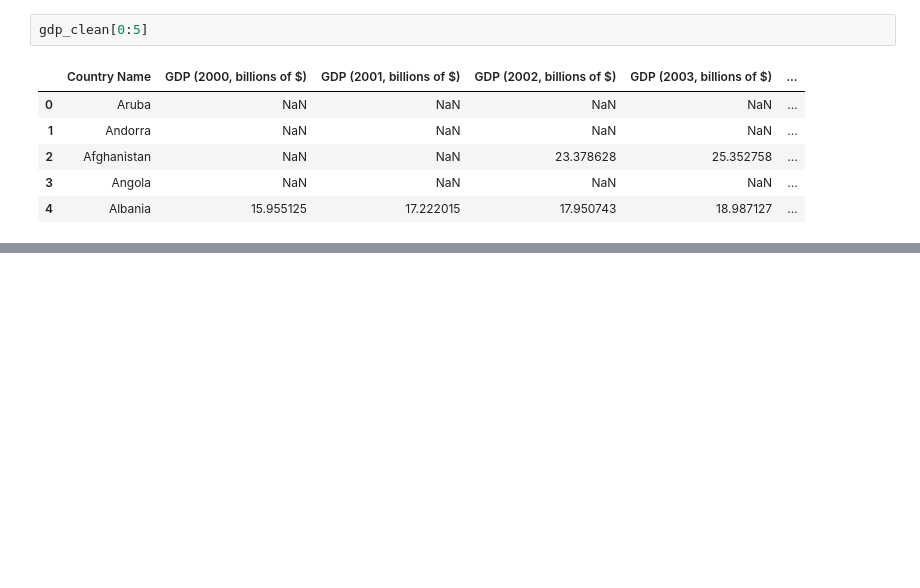
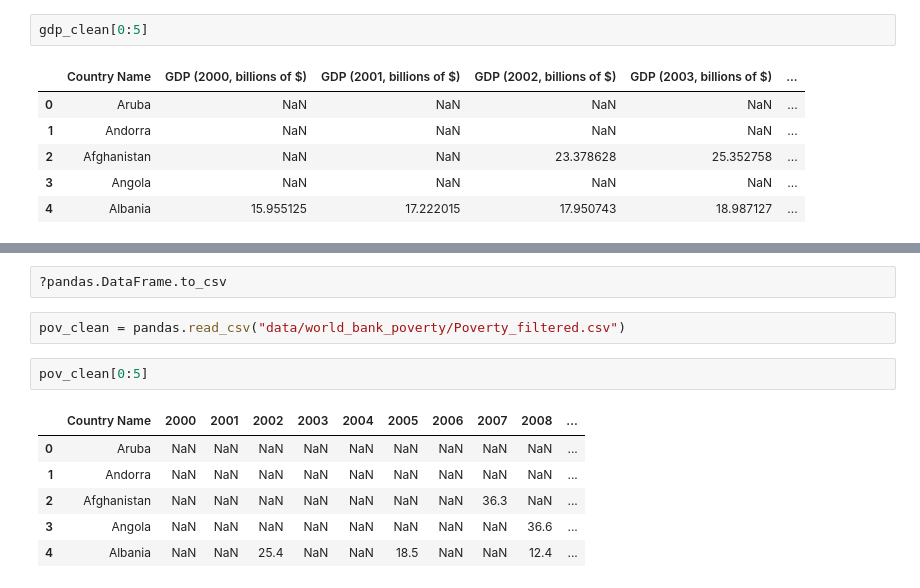
Before and after one commit to zacharydfriedlander/refugee-analysis, a Jupyter notebook: Exploration.ipynb, the cells around one changed output, grey strips where cells are left out. Cells and saved outputs as stored; diff of their text form; blank space fills up the shorter version.

Commit message:
Added cleanup for World Bank GDP and Poverty data

```diff
--- a/Exploration.ipynb
+++ b/Exploration.ipynb
@@ -126,0 +139,13 @@ gdp_clean[0:5]
+# %%
+?pandas.DataFrame.to_csv
+# %%
+pov_clean = pandas.read_csv("data/world_bank_poverty/Poverty_filtered.csv")
+# %%
+pov_clean[0:5]
+# %% [output]
+|  | Country Name | 2000 | 2001 | 2002 | 2003 | 2004 | 2005 | 2006 | 2007 | 2008 | ... |
+| 0 | Aruba | NaN | NaN | NaN | NaN | NaN | NaN | NaN | NaN | NaN | ... |
+| 1 | Andorra | NaN | NaN | NaN | NaN | NaN | NaN | NaN | NaN | NaN | ... |
+| 2 | Afghanistan | NaN | NaN | NaN | NaN | NaN | NaN | NaN | 36.3 | NaN | ... |
+| 3 | Angola | NaN | NaN | NaN | NaN | NaN | NaN | NaN | NaN | 36.6 | ... |
+| 4 | Albania | NaN | NaN | 25.4 | NaN | NaN | 18.5 | NaN | NaN | 12.4 | ... |
```
Also changed, not shown: parts of 2 cells of this notebook, 12 other files.
